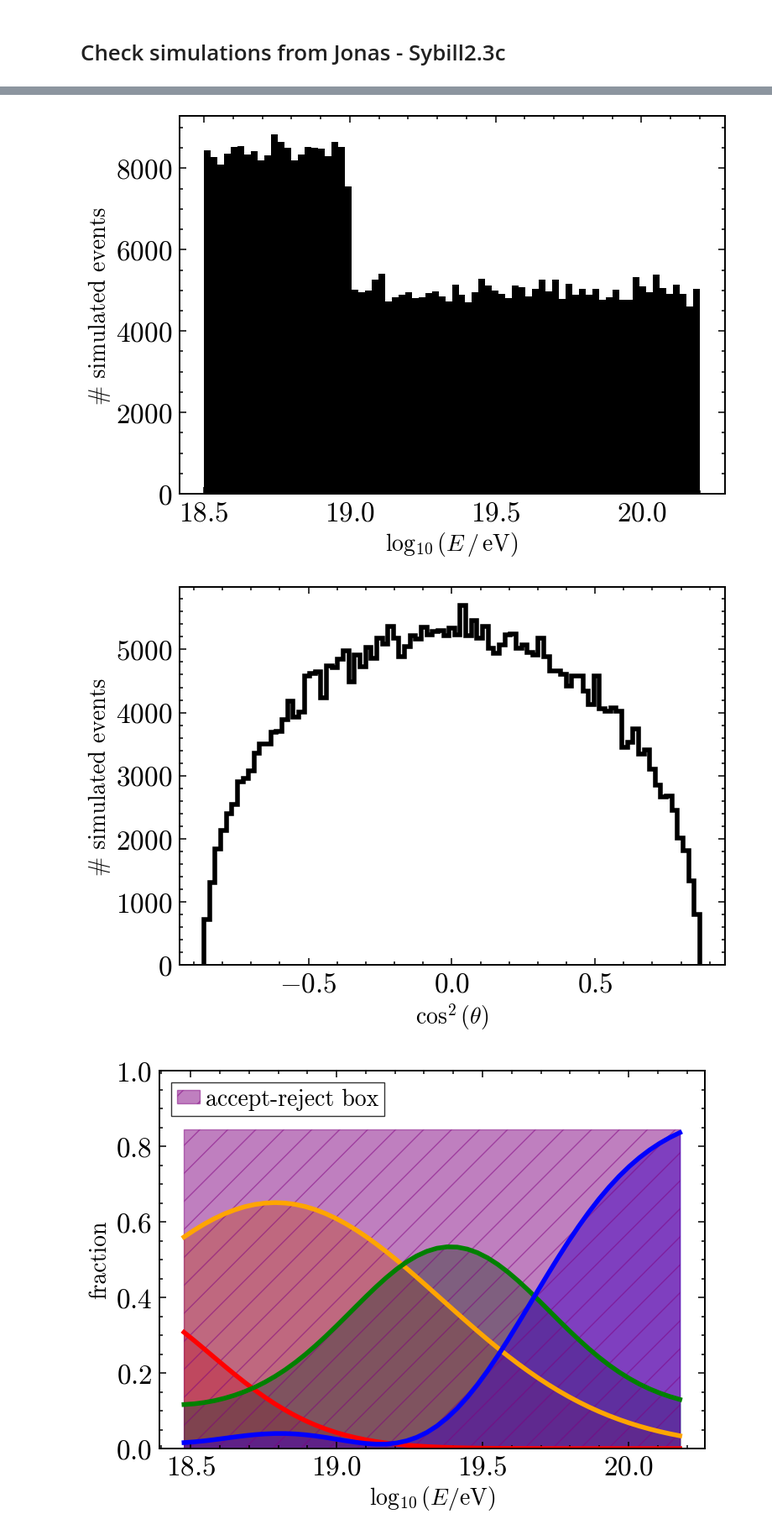
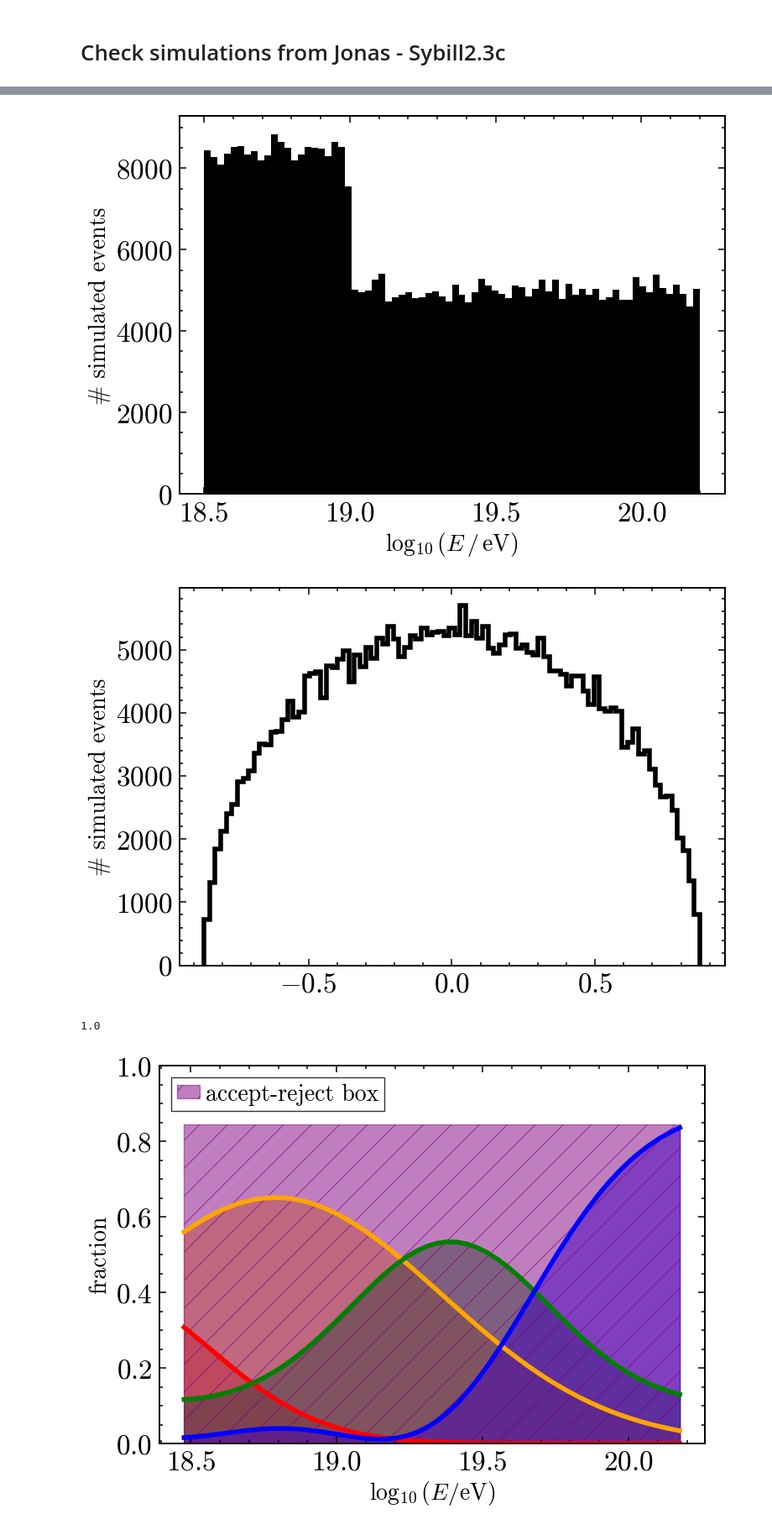
Before and after one commit to paolo-magnani/aixnet_simulations, a Jupyter notebook: sim_part1.ipynb, the cells around one changed output, grey strips where cells are left out. Shown at 84% size. Drawn from its saved outputs; the diff is of its cells as text; code cells hidden in the pictures.

```diff
--- a/sim_part1.ipynb
+++ b/sim_part1.ipynb
@@ -29,36 +29,37 @@ print(len(data['dnn_xmax']))
 dd = {key: data[key] for key in data.files}
 
 print(dd.keys())
 
 print(len(dd['energy']))
 
 plt.figure(figsize=(10,6))
 # plt.hist(np.log10(dd['energy'][dd['mass']!=6]*1e18), color='k')
 plt.hist(np.log10(dd['energy']*1e18), color='k')
 # plt.plot(bin_centers, hist_2, color='k', linewidth=4)
 plt.xlabel(r'$\log_{10}(E\,/\,\mathrm{eV})$')
 plt.ylabel(r'# simulated events')
 #plt.xscale('log')
 #plt.yscale('log')
 plt.show()
 
 
 data_mask = flatten_distr(dd['energy'])
 dd = dict_cutter(dd, data_mask)
 # print(dd.items())
 
 plt.figure(figsize=(10,6))
-plt.hist(dd['axis'][:, 0], color='k', histtype='step', lw=4)
-plt.xlabel(r'$\cos^2(\theta)$')
+plt.hist((dd['axis'][:, 0]), color='k', histtype='step', lw=4)
 plt.ylabel(r'# simulated events')
 plt.show()
+print(dd['axis'][1, 0]**2+dd['axis'][1, 1]**2+dd['axis'][1, 2]**2)
 # %% [output]
 ['dnn_axis', 'dnn_core', 'dnn_energy', 'dnn_xmax', 'event_id', 'auger_id', 'sd_id', 'is_saturated', 'core', 'axis', 'energy', 'xmax', 'element', 'mass', 'merit', 'fd_energy', 'fd_axis', 'sd_energy', ' ...
 443543
 dict_keys(['dnn_axis', 'dnn_core', 'dnn_energy', 'dnn_xmax', 'event_id', 'auger_id', 'sd_id', 'is_saturated', 'core', 'axis', 'energy', 'xmax', 'element', 'mass', 'merit', 'fd_energy', 'fd_axis', 'sd_ ...
 443543
 [figure]
-[figure, old version]
+[figure, new version]
+1.0
 # %%
 mf = mass_fractions()
 ene = np.linspace(np.log10(3e18),np.log10(150e18))
```
Also changed, not shown: parts of 5 cells of this notebook, 3 other files.
